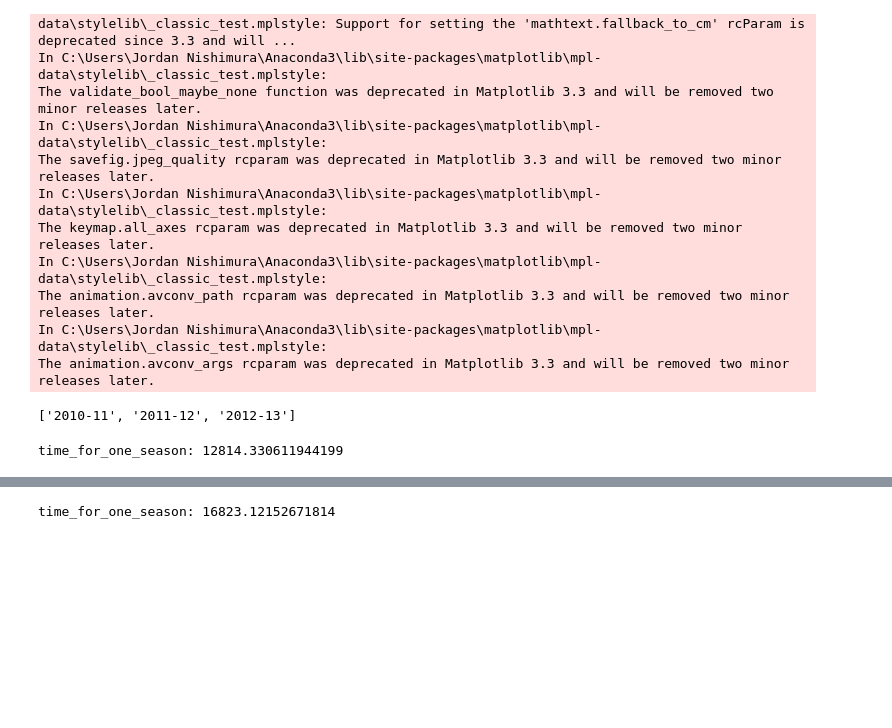
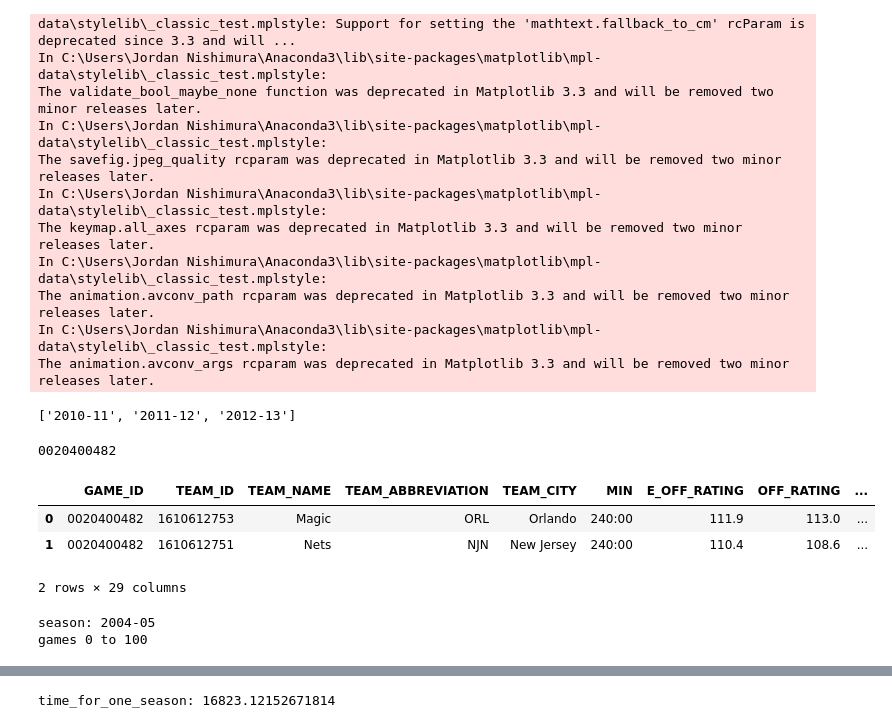
Before and after one commit to jnish23/NBA_Model, a Jupyter notebook: Gathering Data.ipynb, the cells around one changed output, grey strips where cells are left out. Cells and saved outputs as stored; diff of their text form; code cells hidden in the pictures; blank space fills up the shorter version.

Commit message:
feat: Preprocess data, create dataloaders for train and val set

```diff
--- a/Gathering Data.ipynb
+++ b/Gathering Data.ipynb
@@ -93,22 +95,38 @@ get_basic_gamelogs(seasons=seasons)
+# %%
+test =leaguegamelog.LeagueGameLog(season='2004-05').get_data_frames()[0]['GAME_ID'].unique()[480]
+print(test)
+boxscoreadvancedv2.BoxScoreAdvancedV2(test).get_data_frames()[1]
+# %% [output]
+0020400482
+|  | GAME_ID | TEAM_ID | TEAM_NAME | TEAM_ABBREVIATION | TEAM_CITY | MIN | E_OFF_RATING | OFF_RATING | ... |
+| 0 | 0020400482 | 1610612753 | Magic | ORL | Orlando | 240:00 | 111.9 | 113.0 | ... |
+| 1 | 0020400482 | 1610612751 | Nets | NJN | New Jersey | 240:00 | 110.4 | 108.6 | ... |
+2 rows × 29 columns
 # %%
+seasons = ["200{}-0{}".format(x, x+1) if x!=9 else "200{}-{}".format(x, x+1) for x in range(4, 10)]
+
+
 def get_advanced_boxscores(seasons=seasons):
 
     for season in seasons:
+        print("season:", season)
         season_player_boxscores = []
         season_team_boxscores = []
 
+        for season_type in ['Regular Season', 'Playoffs']:
 
-        ids = game_ids[season]
+            logs = leaguegamelog.LeagueGameLog(season=season, season_type_all_star=season_type).get_data_frames()[0]
+            game_ids = logs['GAME_ID'].unique()
 
-        for i in range(0, len(ids), 100):
-            print('games {} to {}'.format(i, i+100))
-            for game_id in tqdm(game_ids[season][i:i+100], desc='progress'):
-                boxscores = boxscoreadvancedv2.BoxScoreAdvancedV2(game_id).get_data_frames()
-                season_player_boxscores.append(boxscores[0])
-                season_team_boxscores.append(boxscores[1])
-                sleep(1)
-            sleep(120)
-            clear_output(wait=True)
+            for i in range(0, len(game_ids), 100):
+                print('games {} to {}'.format(i, i+100))
+                for game_id in tqdm(game_ids[i:i+100], desc='progress'):
+                    boxscores = boxscoreadvancedv2.BoxScoreAdvancedV2(game_id).get_data_frames()
+                    season_player_boxscores.append(boxscores[0])
+                    season_team_boxscores.append(boxscores[1])
+                    sleep(1)
+                sleep(60)
+                clear_output(wait=True)
 
         player_boxscores = pd.concat(season_player_boxscores)
         team_boxscores = pd.concat(season_team_boxscores)
@@ -122,4 +140,5 @@ end = time.time()
 
 print('time_for_one_season:', end-start)
 # %% [output]
-time_for_one_season: 12814.330611944199
+season: 2004-05
+games 0 to 100
```
Also changed, not shown: parts of 4 cells of this notebook, 12 other files.
